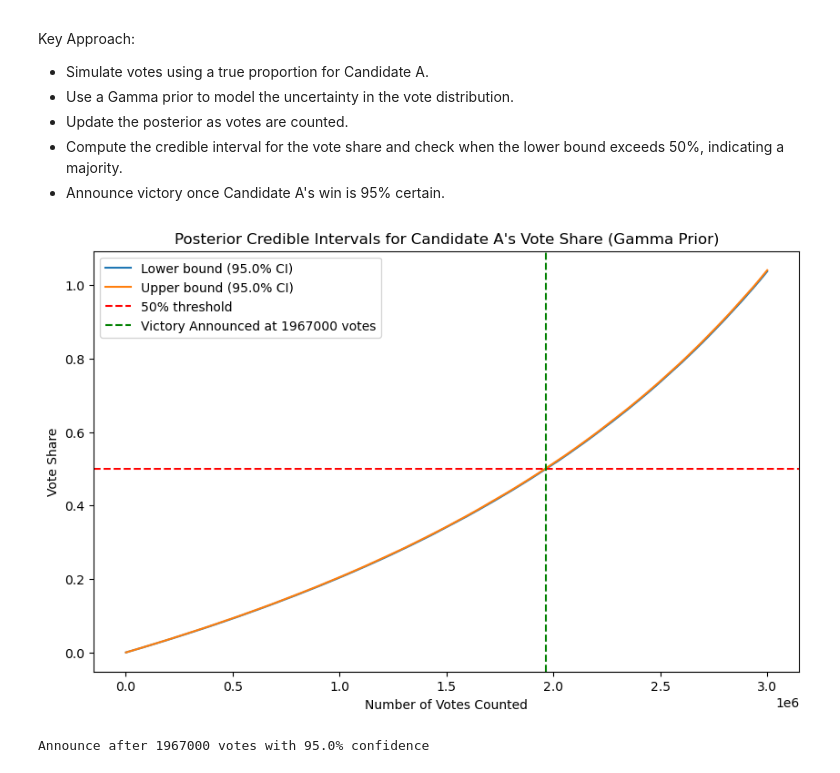
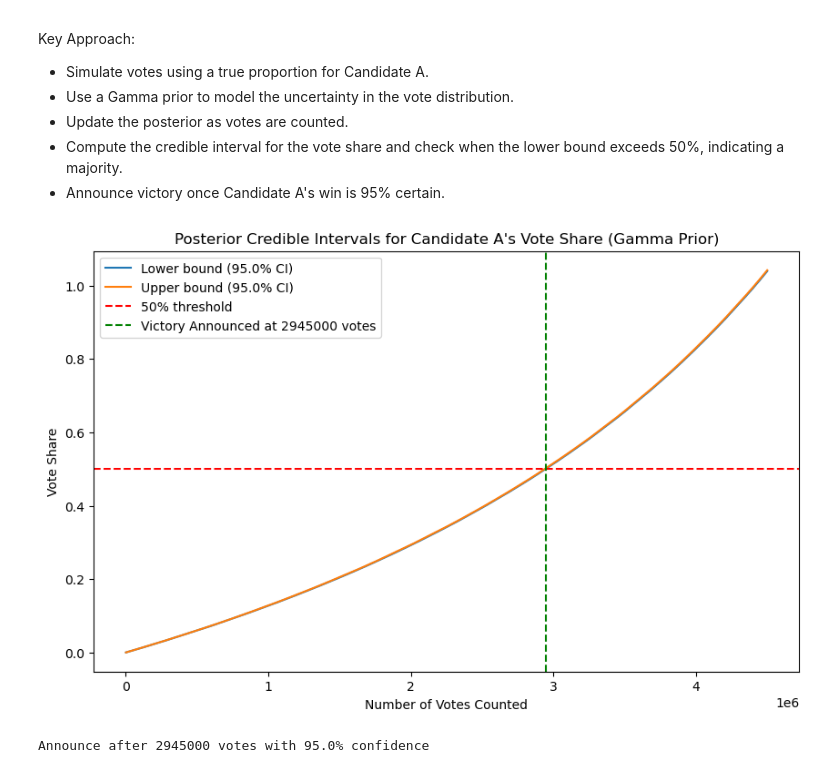
Before and after one commit to nelabdiel/electionsimulation, a Jupyter notebook: ElectionSimulation.ipynb, the cells around one changed output. Cells and saved outputs as stored; diff of their text form; code cells hidden in the pictures.

```diff
--- a/ElectionSimulation.ipynb
+++ b/ElectionSimulation.ipynb
@@ -17,7 +17,7 @@ from scipy.stats import beta
 from scipy.stats import gamma
 
 # Set up parameters for simulation
-total_voters = 3000000
+total_voters = 4500000
 true_prob_A = 0.51  # True proportion of votes for Candidate A
 confidence_level = 0.95  # You can set this to 0.5 to see the difference
 
@@ -66,32 +66,32 @@ for i in range(step_size, total_voters + 1, step_size):
     shape_A_post, rate_A_post, shape_B_post, rate_B_post = compute_gamma_posterior(
         shape_A_prior, rate_A_prior, shape_B_prior, rate_B_prior, votes_A_so_far, votes_B_so_far
     )
 
     # Compute credible interval using Gamma
     lower_bound, upper_bound = compute_gamma_credible_interval(shape_A_post, rate_A_post, confidence_level)
     lower_bounds.append(lower_bound)
     upper_bounds.append(upper_bound)
 
     # Check if Candidate A can announce victory (if the lower bound exceeds 0.5)
     if lower_bound > 0.5 and announce_round is None:
         announce_round = i
 
 # Plot the credible intervals and the vote count
 x = np.arange(step_size, total_voters + 1, step_size)
 
 plt.figure(figsize=(10, 6))
 plt.plot(x, lower_bounds, label=f'Lower bound ({confidence_level*100}% CI)')
 plt.plot(x, upper_bounds, label=f'Upper bound ({confidence_level*100}% CI)')
 plt.axhline(y=0.5, color='r', linestyle='--', label='50% threshold')
 if announce_round:
     plt.axvline(x=announce_round, color='g', linestyle='--', label=f'Victory Announced at {announce_round} votes')
 plt.title(f'Posterior Credible Intervals for Candidate A\'s Vote Share (Gamma Prior)')
 plt.xlabel('Number of Votes Counted')
 plt.ylabel('Vote Share')
 plt.legend()
 plt.show()
 
 print(f"Announce after {announce_round} votes with {confidence_level*100}% confidence")
 # %% [output]
-[figure, old version]
+[figure, new version]
-Announce after 1967000 votes with 95.0% confidence
+Announce after 2945000 votes with 95.0% confidence
```
